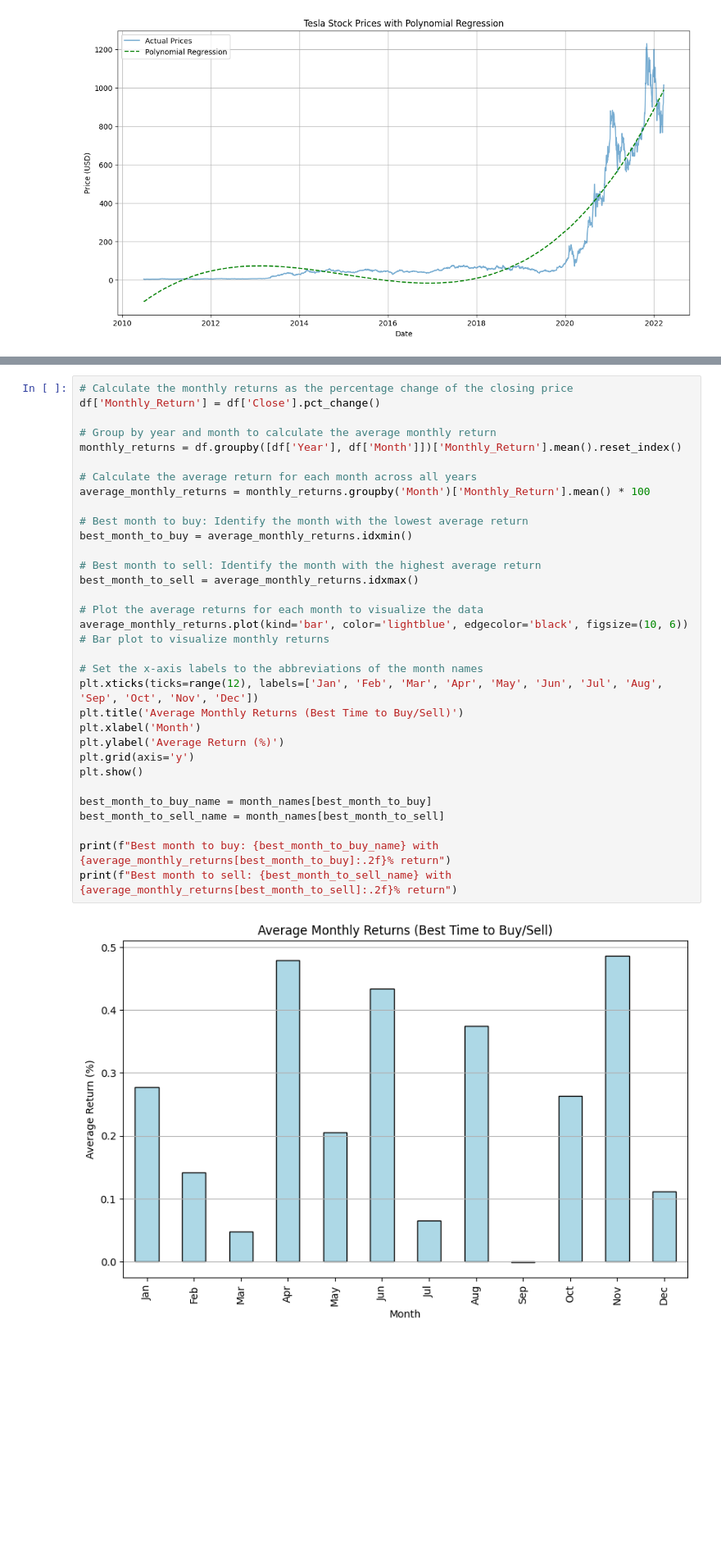
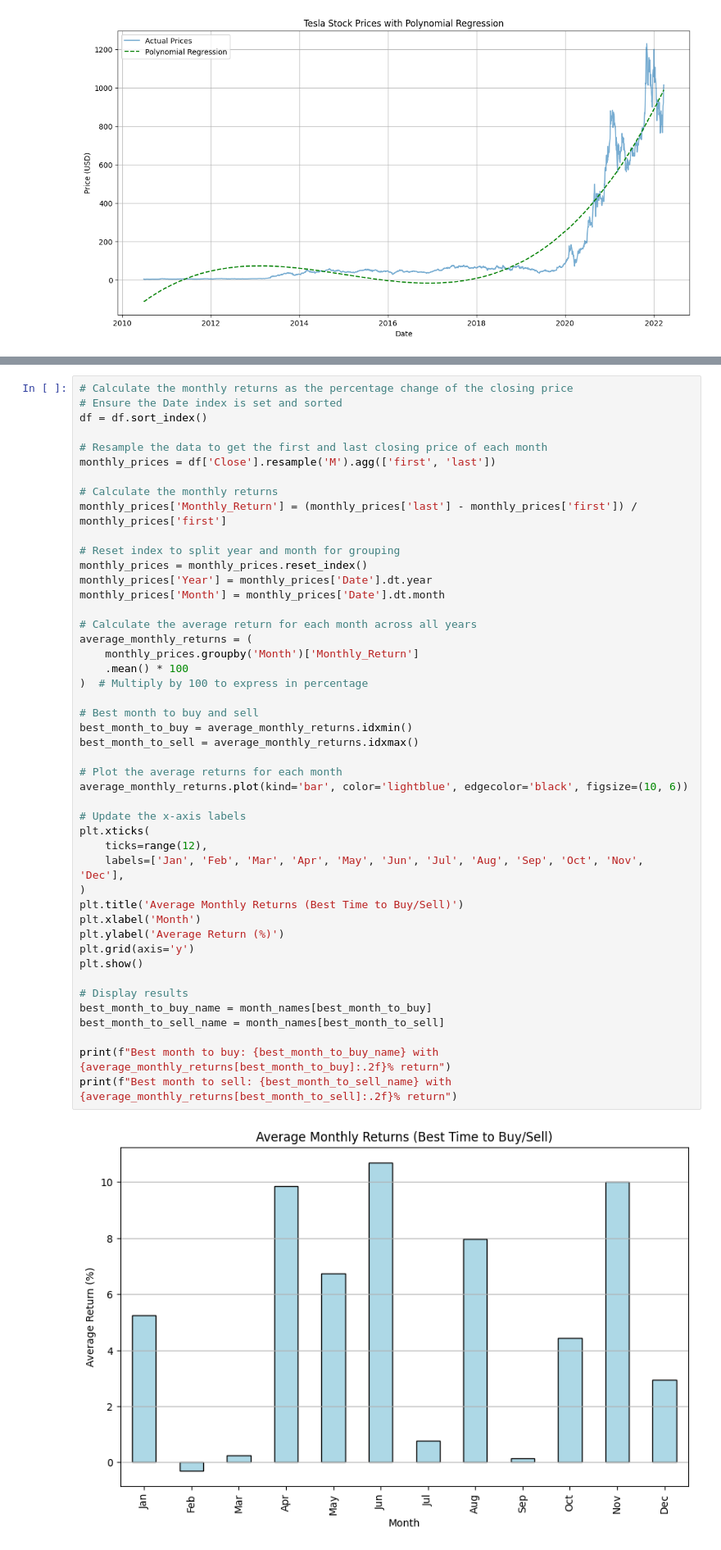
Before and after one commit to Hesham-Nabil/Data-Analysis, a Jupyter notebook: Project.ipynb, the cells around one changed output, grey strips where cells are left out. Shown at 82% size. Cells and saved outputs as stored; diff of their text form; blank space fills up the shorter version.

```diff
--- a/Project.ipynb
+++ b/Project.ipynb
@@ -301,35 +304,49 @@ Name: Daily_Return, dtype: float64
 [figure]
 # %%
 # Calculate the monthly returns as the percentage change of the closing price
-df['Monthly_Return'] = df['Close'].pct_change()
+# Ensure the Date index is set and sorted
+df = df.sort_index()
 
-# Group by year and month to calculate the average monthly return
-monthly_returns = df.groupby([df['Year'], df['Month']])['Monthly_Return'].mean().reset_index()
+# Resample the data to get the first and last closing price of each month
+monthly_prices = df['Close'].resample('M').agg(['first', 'last'])
+
+# Calculate the monthly returns
+monthly_prices['Monthly_Return'] = (monthly_prices['last'] - monthly_prices['first']) / monthly_prices['first']
+
+# Reset index to split year and month for grouping
+monthly_prices = monthly_prices.reset_index()
+monthly_prices['Year'] = monthly_prices['Date'].dt.year
+monthly_prices['Month'] = monthly_prices['Date'].dt.month
 
 # Calculate the average return for each month across all years
-average_monthly_returns = monthly_returns.groupby('Month')['Monthly_Return'].mean() * 100
+average_monthly_returns = (
+    monthly_prices.groupby('Month')['Monthly_Return']
+    .mean() * 100
+)  # Multiply by 100 to express in percentage
 
-# Best month to buy: Identify the month with the lowest average return
+# Best month to buy and sell
 best_month_to_buy = average_monthly_returns.idxmin()
-
-# Best month to sell: Identify the month with the highest average return
 best_month_to_sell = average_monthly_returns.idxmax()
 
-# Plot the average returns for each month to visualize the data
-average_monthly_returns.plot(kind='bar', color='lightblue', edgecolor='black', figsize=(10, 6))  # Bar plot to visualize monthly returns
+# Plot the average returns for each month
+average_monthly_returns.plot(kind='bar', color='lightblue', edgecolor='black', figsize=(10, 6))
 
-# Set the x-axis labels to the abbreviations of the month names
-plt.xticks(ticks=range(12), labels=['Jan', 'Feb', 'Mar', 'Apr', 'May', 'Jun', 'Jul', 'Aug', 'Sep', 'Oct', 'Nov', 'Dec'])
+# Update the x-axis labels
+plt.xticks(
+    ticks=range(12),
+    labels=['Jan', 'Feb', 'Mar', 'Apr', 'May', 'Jun', 'Jul', 'Aug', 'Sep', 'Oct', 'Nov', 'Dec'],
+)
 plt.title('Average Monthly Returns (Best Time to Buy/Sell)')
 plt.xlabel('Month')
 plt.ylabel('Average Return (%)')
 plt.grid(axis='y')
 plt.show()
 
+# Display results
 best_month_to_buy_name = month_names[best_month_to_buy]
 best_month_to_sell_name = month_names[best_month_to_sell]
 
 print(f"Best month to buy: {best_month_to_buy_name} with {average_monthly_returns[best_month_to_buy]:.2f}% return")
 print(f"Best month to sell: {best_month_to_sell_name} with {average_monthly_returns[best_month_to_sell]:.2f}% return")
 # %% [output]
-[figure, old version]
+[figure, new version]
```
Also changed, not shown: parts of 13 cells of this notebook, 2 other files.
